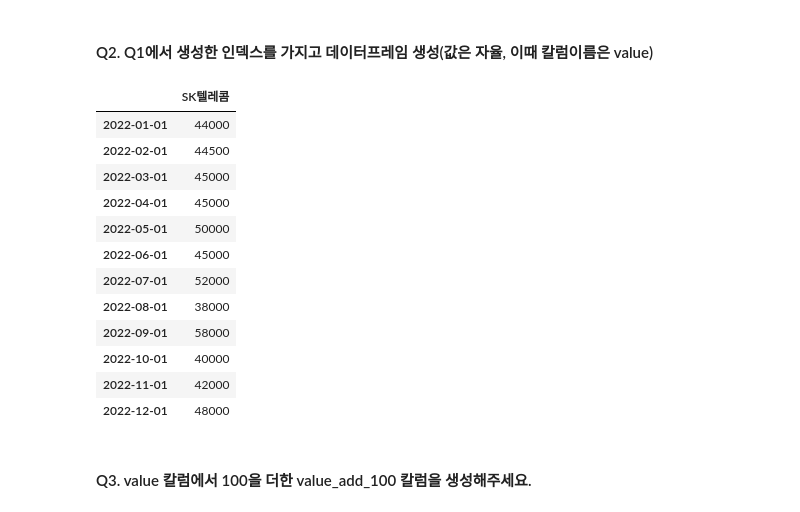
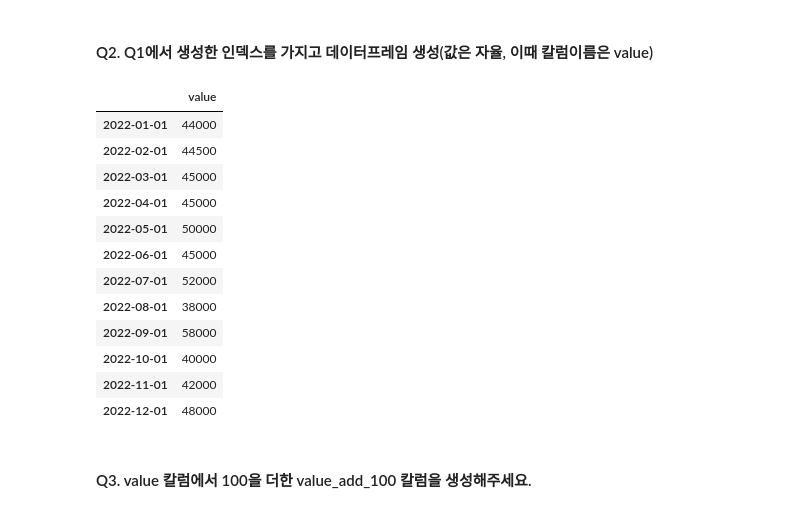
Before and after one commit to 2youngje/2youngje, a Jupyter notebook: pandas_basic.ipynb, the cells around one changed output. Drawn from its saved outputs; the diff is of its cells as text; code cells hidden in the pictures.

```diff
--- a/pandas_basic.ipynb
+++ b/pandas_basic.ipynb
@@ -349,12 +349,12 @@ DatetimeIndex(['2022-01-01', '2022-02-01', '2022-03-01', '2022-04-01',
 #### Q2. Q1에서 생성한 인덱스를 가지고 데이터프레임 생성(값은 자율, 이때 칼럼이름은 value)
 # %%
 value = {
-    'SK텔레콤' : [44000, 44500, 45000,45000,50000,45000,52000,38000,58000,40000,42000,48000]
+    'value' : [44000, 44500, 45000,45000,50000,45000,52000,38000,58000,40000,42000,48000]
 }
 dfxe = pd.DataFrame(value, index = dfex)
 dfxe
 # %% [output]
-|  | SK텔레콤 |
+|  | value |
 | 2022-01-01 | 44000 |
 | 2022-02-01 | 44500 |
 | 2022-03-01 | 45000 |
```
Also changed, not shown: parts of 4 cells of this notebook.
